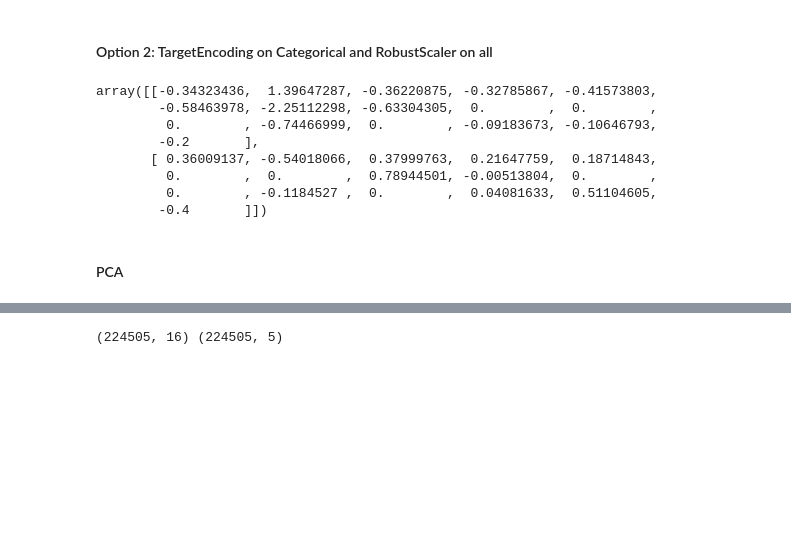
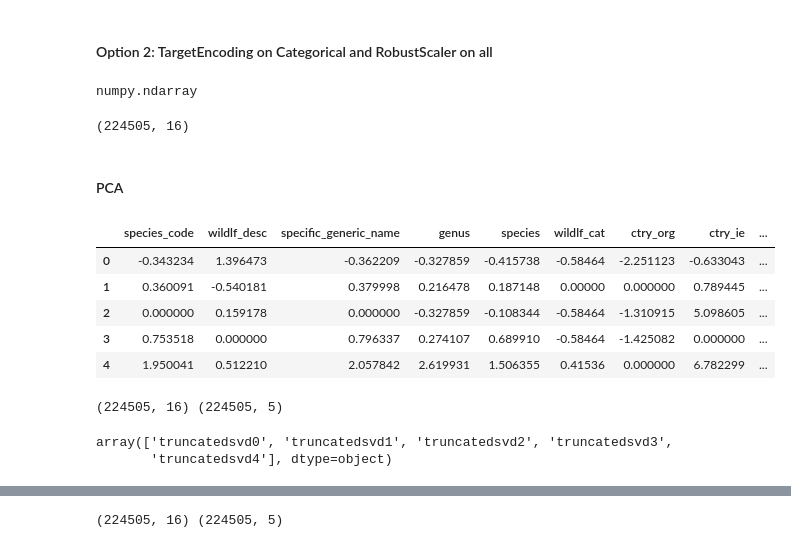
Before and after one commit to YinterestingProjects/milestone_2, a Jupyter notebook: modeling/pca.ipynb, the cells around one changed output, grey strips where cells are left out. Cells and saved outputs as stored; diff of their text form; code cells hidden in the pictures; blank space fills up the shorter version.

```diff
--- a/modeling/pca.ipynb
+++ b/modeling/pca.ipynb
@@ -121,15 +121,34 @@ pipe = Pipeline([('targetEncoding', ct_target),
 X_train_t = pipe.fit_transform(X_train, y_train)
 X_test_t = pipe.transform(X_test)
 # %%
-X_train_t[:2]
+X_train_t[:]
 # %% [output]
-array([[-0.34323436,  1.39647287, -0.36220875, -0.32785867, -0.41573803,
-        -0.58463978, -2.25112298, -0.63304305,  0.        ,  0.        ,
-         0.        , -0.74466999,  0.        , -0.09183673, -0.10646793,
-        -0.2       ],
-       [ 0.36009137, -0.54018066,  0.37999763,  0.21647759,  0.18714843,
-         0.        ,  0.        ,  0.78944501, -0.00513804,  0.        ,
-         0.        , -0.1184527 ,  0.        ,  0.04081633,  0.51104605,
-        -0.4       ]])
+numpy.ndarray
+# %%
+X_train_t.shape
+# %% [output]
+(224505, 16)
 # %% [markdown]
 #### PCA
+# %%
+test_df = pd.DataFrame(X_train_t, columns=feature_cols)
+test_df.head()
+# %% [output]
+|  | species_code | wildlf_desc | specific_generic_name | genus | species | wildlf_cat | ctry_org | ctry_ie | ... |
+| 0 | -0.343234 | 1.396473 | -0.362209 | -0.327859 | -0.415738 | -0.58464 | -2.251123 | -0.633043 | ... |
+| 1 | 0.360091 | -0.540181 | 0.379998 | 0.216478 | 0.187148 | 0.00000 | 0.000000 | 0.789445 | ... |
+| 2 | 0.000000 | 0.159178 | 0.000000 | -0.327859 | -0.108344 | -0.58464 | -1.310915 | 5.098605 | ... |
+| 3 | 0.753518 | 0.000000 | 0.796337 | 0.274107 | 0.689910 | -0.58464 | -1.425082 | 0.000000 | ... |
+| 4 | 1.950041 | 0.512210 | 2.057842 | 2.619931 | 1.506355 | 0.41536 | 0.000000 | 6.782299 | ... |
+# %%
+from sklearn.decomposition import TruncatedSVD
+test = TruncatedSVD(n_components=5, random_state=rng)
+X_train_svd = test.fit_transform(test_df)
+print(X_train_t.shape, X_train_svd.shape)
+# %% [output]
+(224505, 16) (224505, 5)
+# %%
+test.get_feature_names_out(input_features=feature_cols)
+# %% [output]
+array(['truncatedsvd0', 'truncatedsvd1', 'truncatedsvd2', 'truncatedsvd3',
+       'truncatedsvd4'], dtype=object)
```
Also changed, not shown: parts of 4 cells of this notebook, 2 other files.
